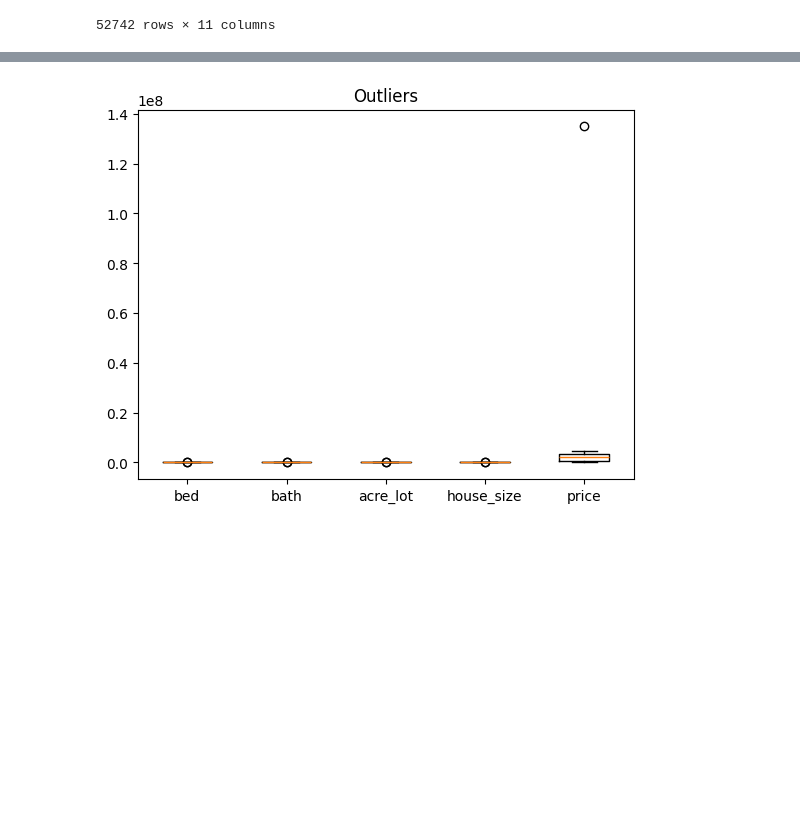
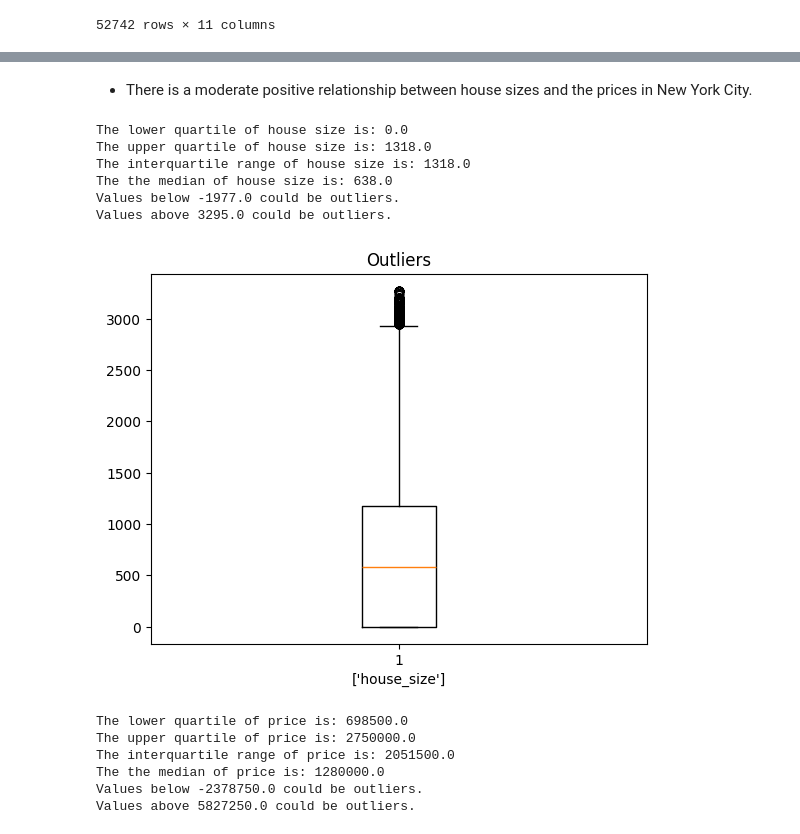
Before and after one commit to AdrGon0450/project-1, a Jupyter notebook: Main.ipynb, the cells around one changed output, grey strips where cells are left out. Saved outputs shown, nothing was run; the diff lists cells and outputs as text; code cells hidden in the pictures; blank space fills up the shorter version.

```diff
--- a/Main.ipynb
+++ b/Main.ipynb
@@ -111,0 +104,3 @@ clean_df
+# %%
+clean_df=new_york_df[[col for col in new_york_df.columns if pd.api.types.is_numeric_dtype(new_york_df[col])]]
+clean_df.head()
@@ -135,10 +152,60 @@ plt.show()
+# %% [markdown]
+- There is a moderate positive relationship between house sizes and the prices in New York City.
+# %%
+x_axis=['house_size']
+quartiles = clean_df["house_size"].quantile([.25,.5,.75])
+lowerq = quartiles[0.25]
+upperq = quartiles[0.75]
+iqr = upperq-lowerq
+
+print(f"The lower quartile of house size is: {lowerq}")
+print(f"The upper quartile of house size is: {upperq}")
+print(f"The interquartile range of house size is: {iqr}")
+print(f"The the median of house size is: {quartiles[0.5]} ")
+
+lower_bound = lowerq - (1.5*iqr)
+upper_bound = upperq + (1.5*iqr)
+print(f"Values below {lower_bound} could be outliers.")
+print(f"Values above {upper_bound} could be outliers.")
+# %% [output]
+The lower quartile of house size is: 0.0
+The upper quartile of house size is: 1318.0
+The interquartile range of house size is: 1318.0
+The the median of house size is: 638.0
+Values below -1977.0 could be outliers.
+Values above 3295.0 could be outliers.
+# %%
+house_df = clean_df[~((clean_df[x_axis] < (lowerq - 1.5 * iqr)) | (clean_df[x_axis] > (upperq + 1.5 * iqr))).any(axis=1)]
 # %%
-x_axis=['bed','bath','acre_lot','house_size','price']
+x_axis=['house_size']
 
 
-plt.boxplot(clean_df[x_axis])
-plt.xticks([1, 2, 3, 4, 5], x_axis)
+plt.boxplot(house_df[x_axis])
+plt.xlabel(x_axis)
 plt.title('Outliers')
 plt.show()
 # %% [output]
-[figure, old version]
+[figure, new version]
+# %%
+x_axis=['price']
+quartiles = clean_df["price"].quantile([.25,.5,.75])
+lowerq = quartiles[0.25]
+upperq = quartiles[0.75]
+iqr = upperq-lowerq
+
+print(f"The lower quartile of price is: {lowerq}")
+print(f"The upper quartile of price is: {upperq}")
+print(f"The interquartile range of price is: {iqr}")
+print(f"The the median of price is: {quartiles[0.5]} ")
+
+lower_bound = lowerq - (1.5*iqr)
+upper_bound = upperq + (1.5*iqr)
+print(f"Values below {lower_bound} could be outliers.")
+print(f"Values above {upper_bound} could be outliers.")
+# %% [output]
+The lower quartile of price is: 698500.0
+The upper quartile of price is: 2750000.0
+The interquartile range of price is: 2051500.0
+The the median of price is: 1280000.0
+Values below -2378750.0 could be outliers.
+Values above 5827250.0 could be outliers.
```
Also changed, not shown: parts of 14 cells of this notebook.
